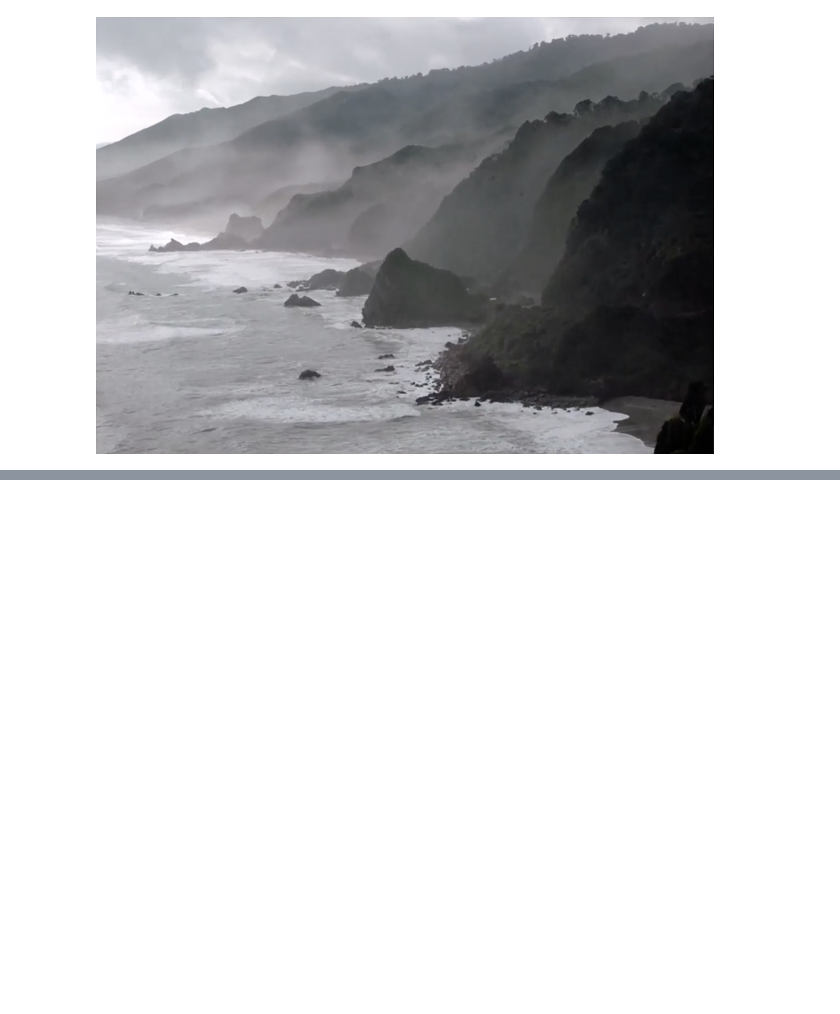
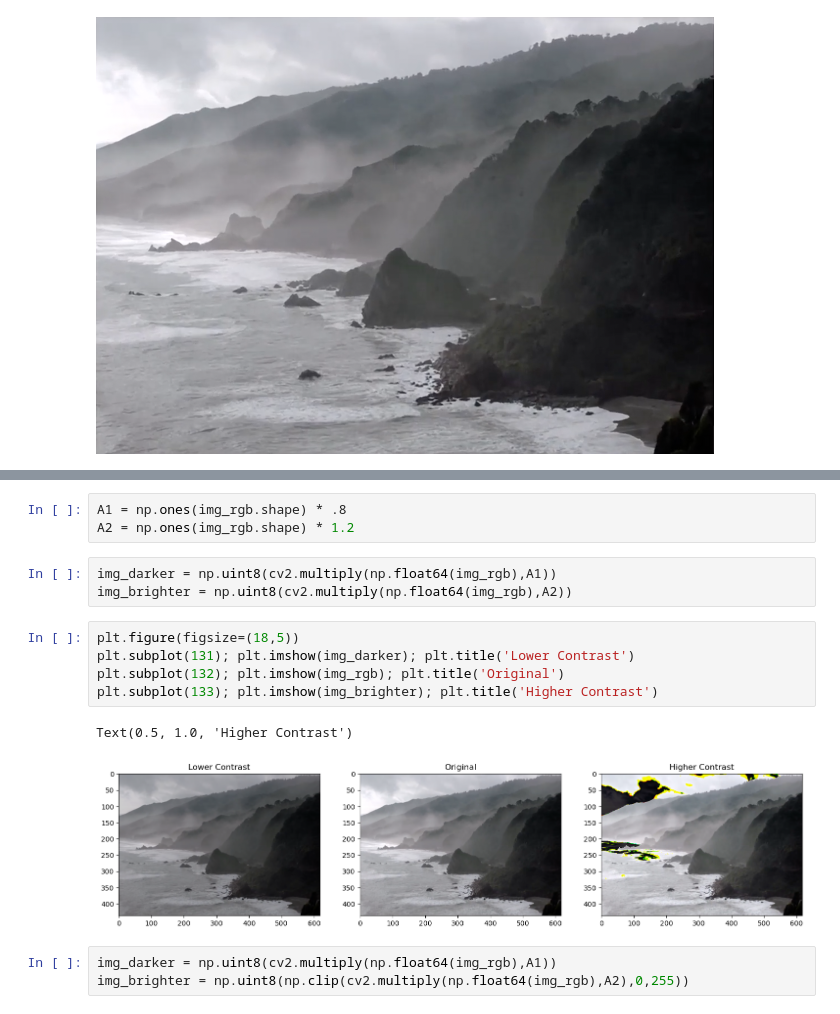
Before and after one commit to gouherdanish/image_processing_concepts, a Jupyter notebook: 3_image_enhancements.ipynb, the cells around one changed output, grey strips where cells are left out. Drawn from its saved outputs; the diff is of its cells as text; blank space fills up the shorter version.

```diff
--- a/3_image_enhancements.ipynb
+++ b/3_image_enhancements.ipynb
@@ -15,0 +53,17 @@ Image(op)
+# %%
+A1 = np.ones(img_rgb.shape) * .8
+A2 = np.ones(img_rgb.shape) * 1.2
+# %%
+img_darker = np.uint8(cv2.multiply(np.float64(img_rgb),A1))
+img_brighter = np.uint8(cv2.multiply(np.float64(img_rgb),A2))
+# %%
+plt.figure(figsize=(18,5))
+plt.subplot(131); plt.imshow(img_darker); plt.title('Lower Contrast')
+plt.subplot(132); plt.imshow(img_rgb); plt.title('Original')
+plt.subplot(133); plt.imshow(img_brighter); plt.title('Higher Contrast')
+# %% [output]
+Text(0.5, 1.0, 'Higher Contrast')
+[figure, added]
+# %%
+img_darker = np.uint8(cv2.multiply(np.float64(img_rgb),A1))
+img_brighter = np.uint8(np.clip(cv2.multiply(np.float64(img_rgb),A2),0,255))
```
Also changed, not shown: parts of 25 cells of this notebook, 6 other files.
